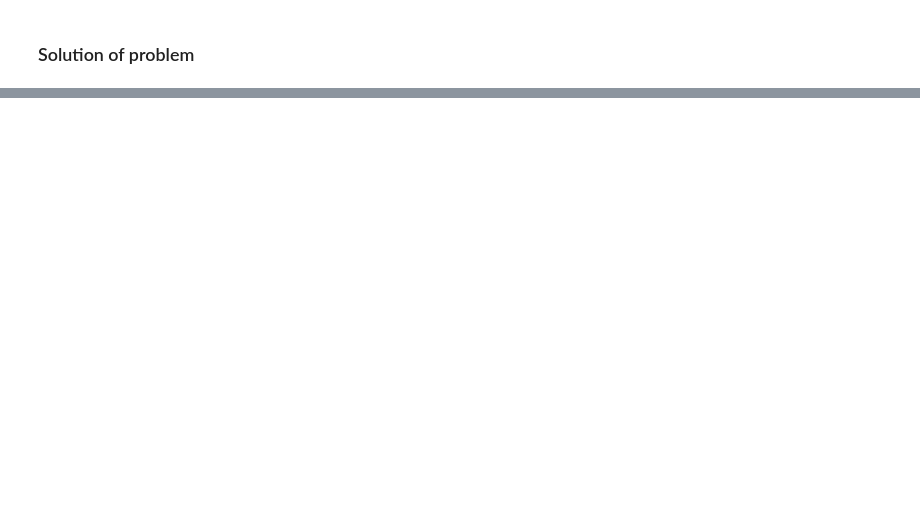
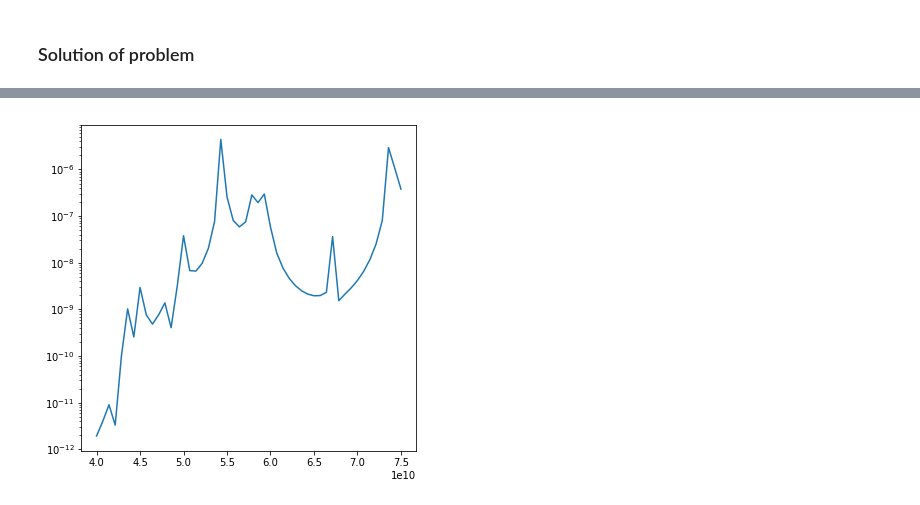
Before and after one commit to FMatti/Maxwell-MRI, a Jupyter notebook: examples/circular_waveguide/circular_waveguide.ipynb, the cells around one changed output, grey strips where cells are left out. Cells and saved outputs as stored; diff of their text form; code cells hidden in the pictures; blank space fills up the shorter version.

Commit message:
patch up circular waveguide

```diff
--- a/examples/circular_waveguide/circular_waveguide.ipynb
+++ b/examples/circular_waveguide/circular_waveguide.ipynb
@@ -22,29 +24,41 @@ fen.plot(mesh)
+# %%
+# Dimensions in meters
+Lc = 0.04387  # Length of the cavities
+Ls = 0.00150  # Length of the slots
+Lr = 0.02000  # Length of rectangular input/output WR75-waveguide
+Hr = 0.009525 # Height of rectangular input/output WR75-waveguide
+Wr = 0.01905  # Width of rectangular input/output WR75-waveguide
+
+Dx = Ls/2 + Lc + Ls + Lr  # |x|-coordinate of input/output boundary
+Dy = Wr/2  # |y|-limit of input/output boundary
+Dz = Hr/2  # |z|-limit of input/output boundary
 # %%
-Dx = (0.75 + 43.87 + 1.5 + 10) * 1e-3
-Dy = (10.05) * 1e-3
-Dz = (5) * 1e-3
-
 class B_N(fen.SubDomain):
     def inside(self, x, on_boundary):
         return on_boundary and fen.near(abs(x[0]), Dx) and x[1]>-Dy and x[1]<Dy and x[2]>-Dz and x[2]<Dz
 
 class g_N_L(fen.UserExpression):
     def eval(self, value, x):
-        value[0] = 1.0 if fen.near(x[0], -Dx) else 0.0
+        value[0] = 0.0
         value[1] = 0.0
-        value[2] = 0.0
+        value[2] = 1.0 / (4e-7*np.pi) if fen.near(x[0], -Dx) else 0.0
     def value_shape(self):
         return (3,)
 
 class g_N_R(fen.UserExpression):
     def eval(self, value, x):
-        value[0] = -1.0 if fen.near(x[0], Dx) else 0.0
+        value[0] = 0.0
         value[1] = 0.0
-        value[2] = 0.0
+        value[2] = - 1.0 / (4e-7*np.pi) if fen.near(x[0], -Dx) else 0.0
     def value_shape(self):
         return (3,)
 
+class trace(fen.SubDomain):
+    def inside(self, x, on_boundary):
+        return on_boundary and fen.near(x[0], Dx) and x[1]>-Dy and x[1]<Dy and x[2]>-Dz and x[2]<Dz
+
 WG = CircularWaveguide(mesh, B_N, g_N=g_N_L())
+VS = VectorSpaceL2(WG, trace())
 # %% [markdown]
 ### Solution of problem
 # %%
@@ -59,4 +68,6 @@ Adding an axes using the same arguments as a previous axes currently reuses the
 # %%
 fig, ax = plt.subplots(figsize=(6, 6), sharex=True)
-omegas = np.linspace(1.16e+10, 1.2e+10, 50)
-helpers.plot_L2_norms(ax, WG, omegas)
+omegas = np.linspace(4e+10, 7.5e+10, 50)
+helpers.plot_L2_norms(ax, WG, omegas, VS)
+# %% [output]
+[figure, added]
```
Also changed, not shown: parts of 4 cells of this notebook, 2 other files.
